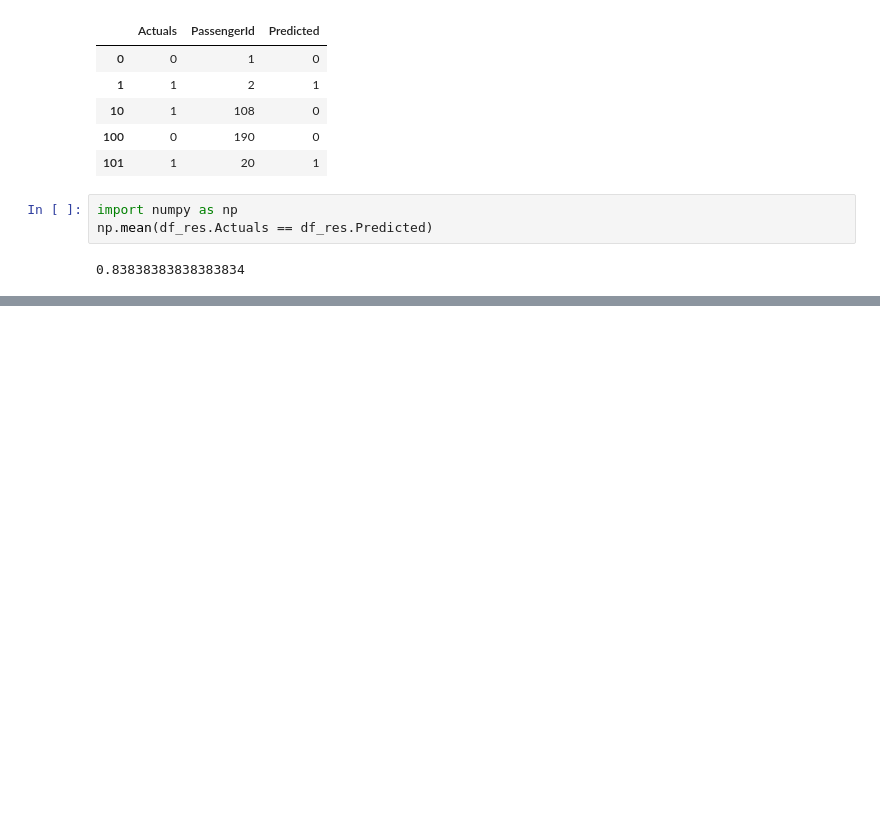
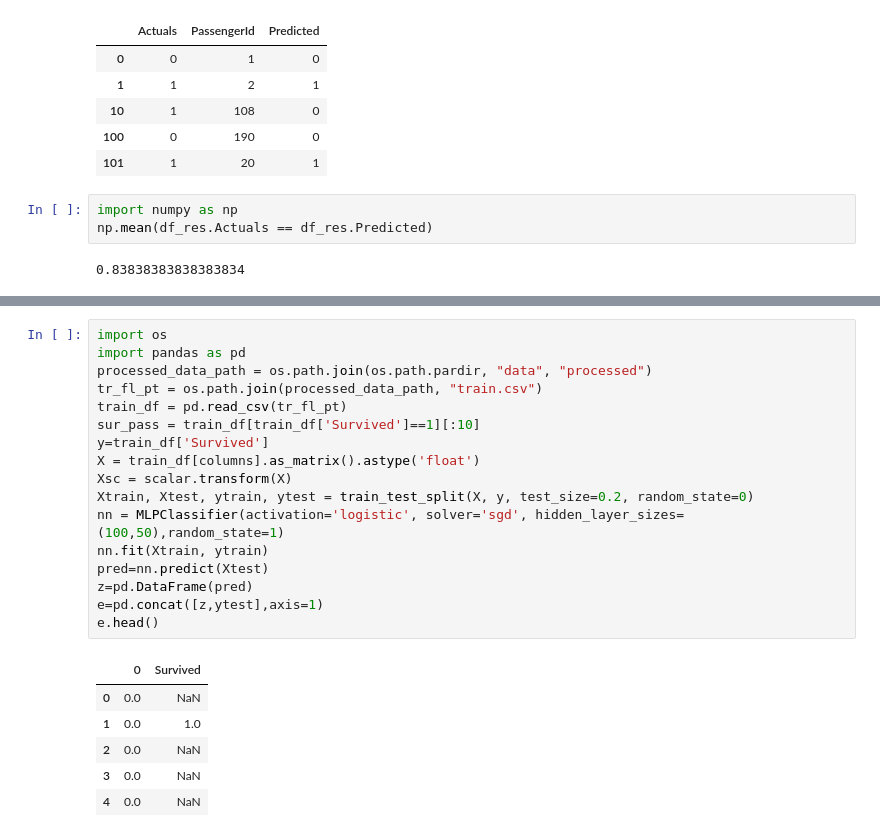
Before and after one commit to debu999/pluralsight_datascience, a Jupyter notebook: notebooks/Machine_Learning_API_Final.ipynb, the cells around one changed output, grey strips where cells are left out. Drawn from its saved outputs; the diff is of its cells as text; blank space fills up the shorter version.

```diff
--- a/notebooks/Machine_Learning_API_Final.ipynb
+++ b/notebooks/Machine_Learning_API_Final.ipynb
@@ -140,0 +181,24 @@ np.mean(df_res.Actuals == df_res.Predicted)
+# %%
+import os
+import pandas as pd
+processed_data_path = os.path.join(os.path.pardir, "data", "processed")
+tr_fl_pt = os.path.join(processed_data_path, "train.csv")
+train_df = pd.read_csv(tr_fl_pt)
+sur_pass = train_df[train_df['Survived']==1][:10]
+y=train_df['Survived']
+X = train_df[columns].as_matrix().astype('float')
+Xsc = scalar.transform(X)
+Xtrain, Xtest, ytrain, ytest = train_test_split(X, y, test_size=0.2, random_state=0)
+nn = MLPClassifier(activation='logistic', solver='sgd', hidden_layer_sizes=(100,50),random_state=1)
+nn.fit(Xtrain, ytrain)
+pred=nn.predict(Xtest)
+z=pd.DataFrame(pred)
+e=pd.concat([z,ytest],axis=1)
+e.head()
+# %% [output]
+|  | 0 | Survived |
+| 0 | 0.0 | NaN |
+| 1 | 0.0 | 1.0 |
+| 2 | 0.0 | NaN |
+| 3 | 0.0 | NaN |
+| 4 | 0.0 | NaN |
```
Also changed, not shown: parts of 3 cells of this notebook, 1 other file.
